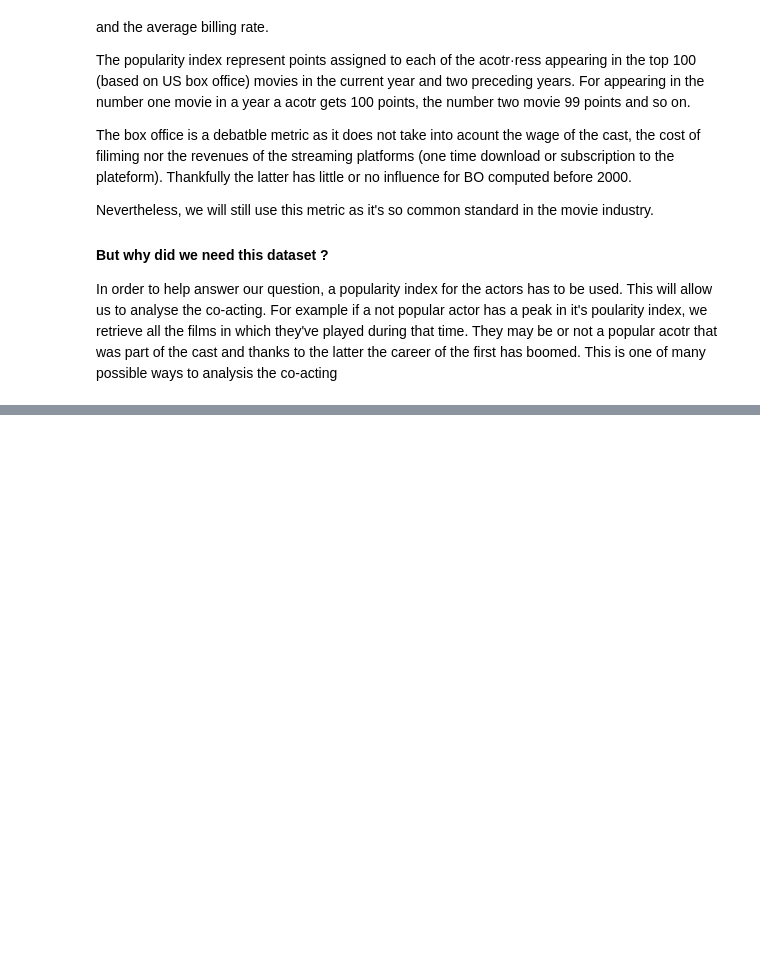
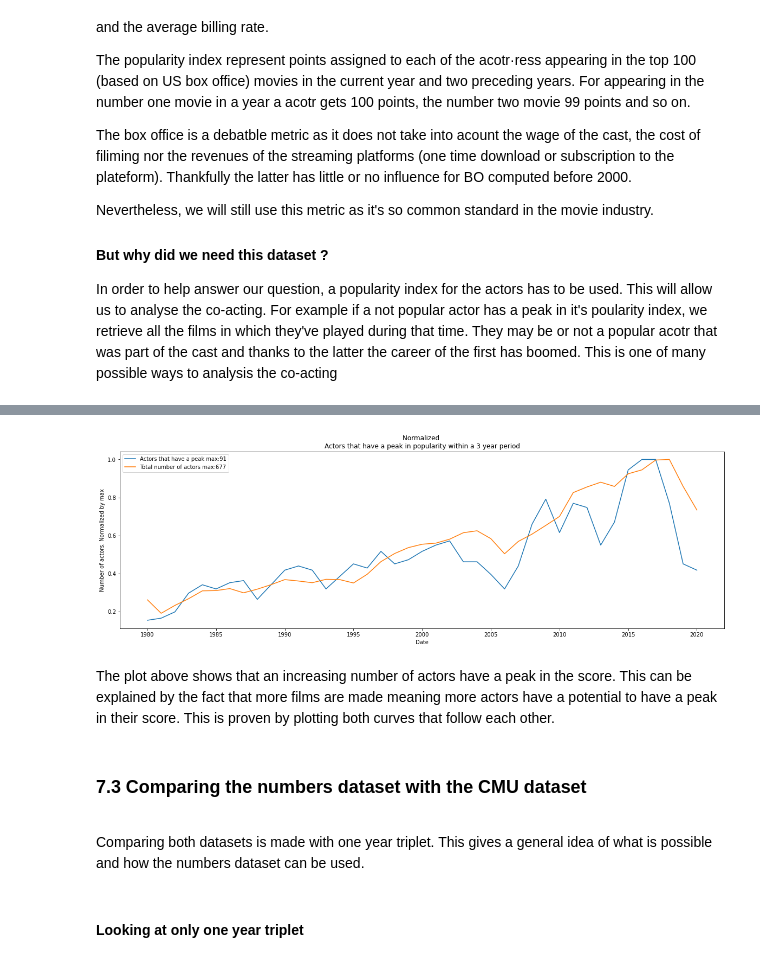
Before and after one commit to epfl-ada/ada-2022-project-dadalife, a Jupyter notebook: ADA_CMU.ipynb, the cells around one changed output, grey strips where cells are left out. Saved outputs shown, nothing was run; the diff lists cells and outputs as text; code cells hidden in the pictures; blank space fills up the shorter version.

```diff
--- a/ADA_CMU.ipynb
+++ b/ADA_CMU.ipynb
@@ -1649,21 +1724,40 @@ df_ratings_all_yearsT.head()
 # %%
 def is_peak (x):
     """
     retrieve all the actors that have a peak within the three consecutive years.
     :param x:  each line of the 'have_score_triplet' column sent by .apply()
     :return: disctionnary with only the actors that have a peak
     """
     my_dict={}
     for key, value in x.items():
         if value[3]==1:
             my_dict.update({key:value})
     return my_dict
 
+numbers_actors_have_peak=[]
 df_ratings_all_yearsT['is_peak']=df_ratings_all_yearsT['have_score_triplet'].apply(lambda x: is_peak(x))
-print("Actors that have a peak in popularity within 3 years:")
 for i in range (df_ratings_all_yearsT.shape[0]-YEAR_OFFSET):
-    print("{} for years {}, {}, {}".format(len(df_ratings_all_yearsT.iloc[i]['is_peak']), 1980+i, 1980+i+1, 1980+i+2))
-df_ratings_all_yearsT.head()
+    numbers_actors_have_peak.append(len(df_ratings_all_yearsT.iloc[i]['is_peak']))
+
+plt.figure(figsize = (20, 6))
+plt.plot(tab_years[:-YEAR_OFFSET], numbers_actors_have_peak/np.max(numbers_actors_have_peak))
+plt.plot(tab_years[:-YEAR_OFFSET], number_actors_per_year[:-1]/np.max(number_actors_per_year[:-1]))
+plt.legend(['Actors that have a peak max:{}'.format(np.max(numbers_actors_have_peak)), 'Total number of actors max:{}'.format(np.max(number_actors_per_year[:-1]))])
+plt.title("Normalized \nActors that have a peak in popularity within a 3 year period")
+plt.xlabel("Date")
+plt.ylabel("Number of actors. Normalized by max")
+plt.show()
+# %% [output]
+[figure, added]
+# %% [markdown]
+The plot above shows that an increasing number of actors have a peak in the score. This can be explained by the fact that more films are made meaning more actors have a potential to have a peak in their score. This is proven by plotting both curves that follow each other.
+# %% [markdown]
+### 7.3 Comparing the numbers dataset with the CMU dataset
+<a class="anchor" id="numbers_dataset"></a>
+# %% [markdown]
+Comparing both datasets is made with one year triplet. This gives a general idea of what is possible and how the numbers dataset can be used.
+# %% [markdown]
+#### Looking at only one year triplet
 # %%
 #this part is done with only one triplet of year to see how this analysis is implemented.
 df_m_a_release=df_m_a[['m_name', 'm_release_date', 'character_name', 'actor_name']]
```
Also changed, not shown: parts of 28 cells of this notebook.
